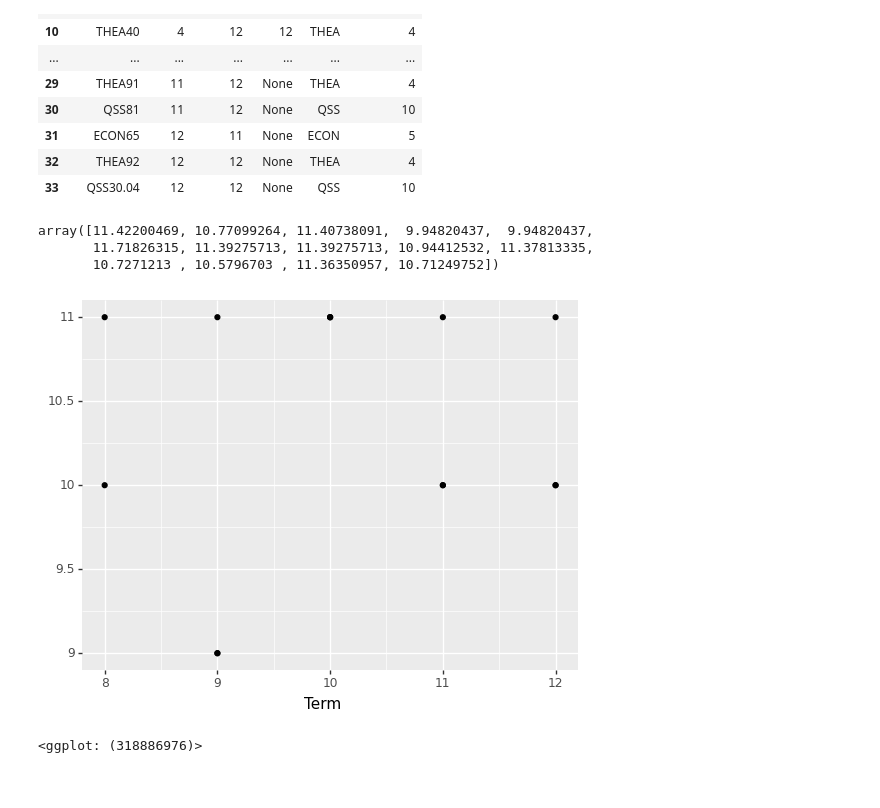
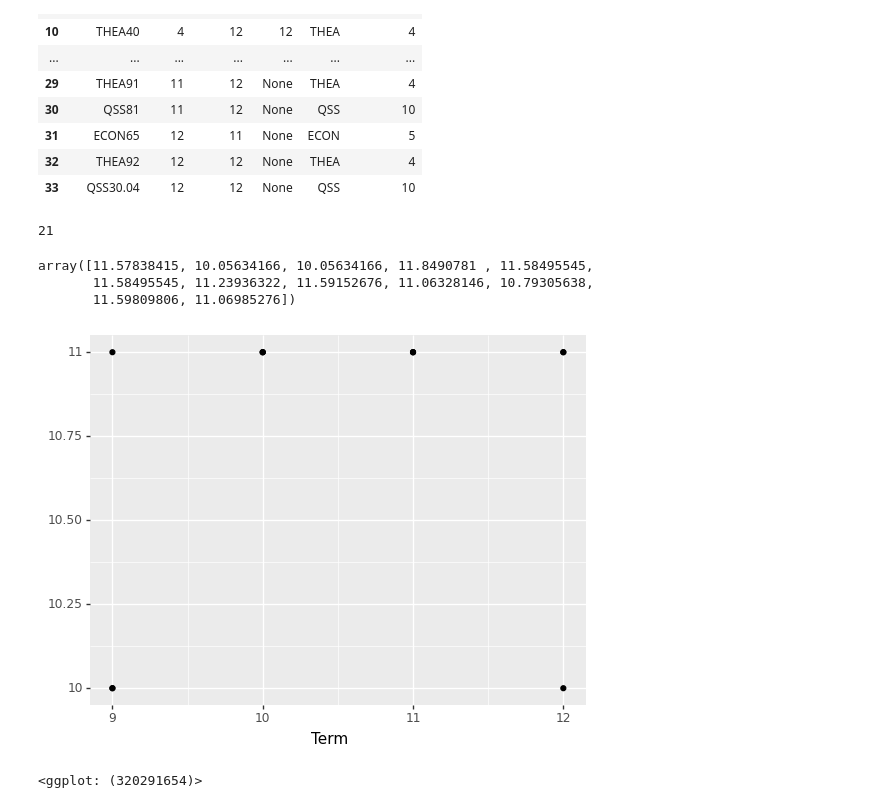
Before and after one commit to emj1214/undergradgrades, a Jupyter notebook: grades.ipynb, the cells around one changed output. Cells and saved outputs as stored; diff of their text form; code cells hidden in the pictures.

Commit message:
added new grades and estimates for this term, corrected a few typos and made code flexible for future grades

```diff
--- a/grades.ipynb
+++ b/grades.ipynb
@@ -32,7 +32,7 @@ gpa_dict = {
     "B-" : 8,
     "C+" : 7,
     "C" : 6,
-    "TBD" : None
+    "TBD" : 'None'
 }
 
 term_dict = {
@@ -81,26 +81,33 @@ reg = linear_model.Lasso(alpha=0.1)
 grades_X = df[["Median", "Term", "Dept_num"]]
 grades_y = df["Grade"]
 
-grades_X_train = grades_X[:19]
-grades_X_test = grades_X[19:]
+temp_df = df[df['Grade'] != 'None']
+print(len(temp_df.index))
 
-grades_y_train = grades_y[:19]
-grades_y_test = grades_y[19:]
+completed_courses = len(temp_df.index)
+
+grades_X_train = grades_X[:completed_courses]
+grades_X_test = grades_X[completed_courses:]
+
+grades_y_train = grades_y[:completed_courses]
+grades_y_test = grades_y[completed_courses:]
 
 reg.fit(grades_X_train, grades_y_train)
 
 pred = reg.predict(grades_X_test)
+# %% [output]
+21
 # %%
 pred
 # %% [output]
-array([11.42200469, 10.77099264, 11.40738091,  9.94820437,  9.94820437,
-       11.71826315, 11.39275713, 11.39275713, 10.94412532, 11.37813335,
-       10.7271213 , 10.5796703 , 11.36350957, 10.71249752])
+array([11.57838415, 10.05634166, 10.05634166, 11.8490781 , 11.58495545,
+       11.58495545, 11.23936322, 11.59152676, 11.06328146, 10.79305638,
+       11.59809806, 11.06985276])
 # %%
 from plotnine import *
-ggplot(aes(x=df['Term'][19:], y=np.floor(pred))) + geom_point()
+ggplot(aes(x=df['Term'][completed_courses:], y=np.floor(pred))) + geom_point()
 # %% [output]
-[figure, old version]
+[figure, new version]
-<ggplot: (318886976)>
+<ggplot: (320291654)>
 # %%
 pred_gpa = df.copy()
```
Also changed, not shown: parts of 2 cells of this notebook, 1 other file.
